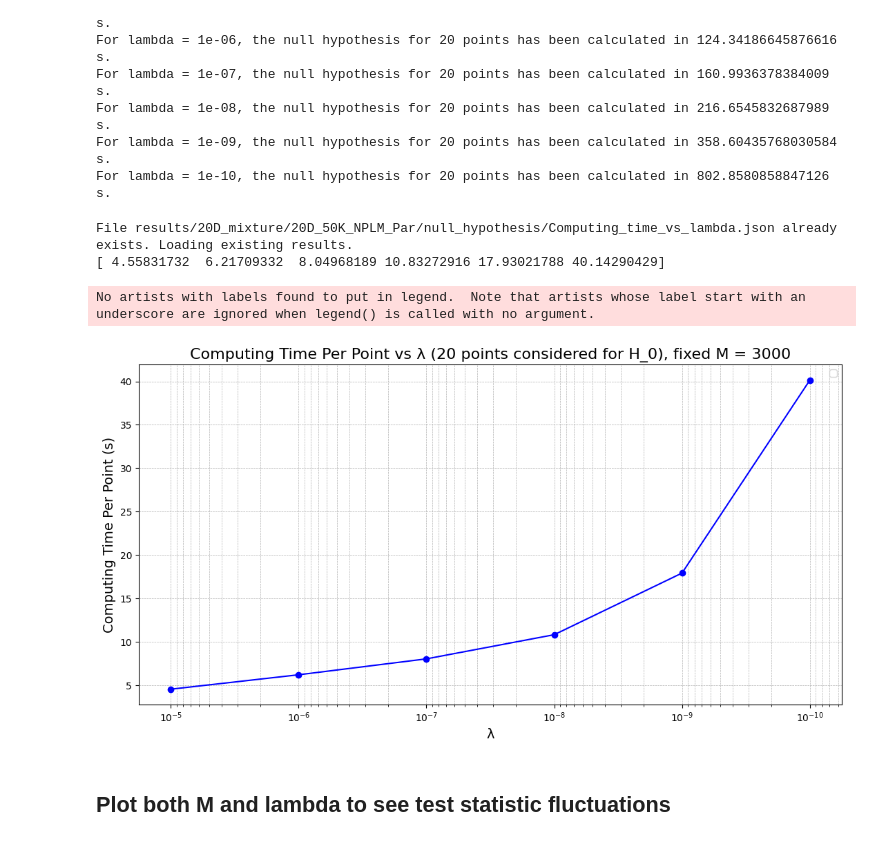
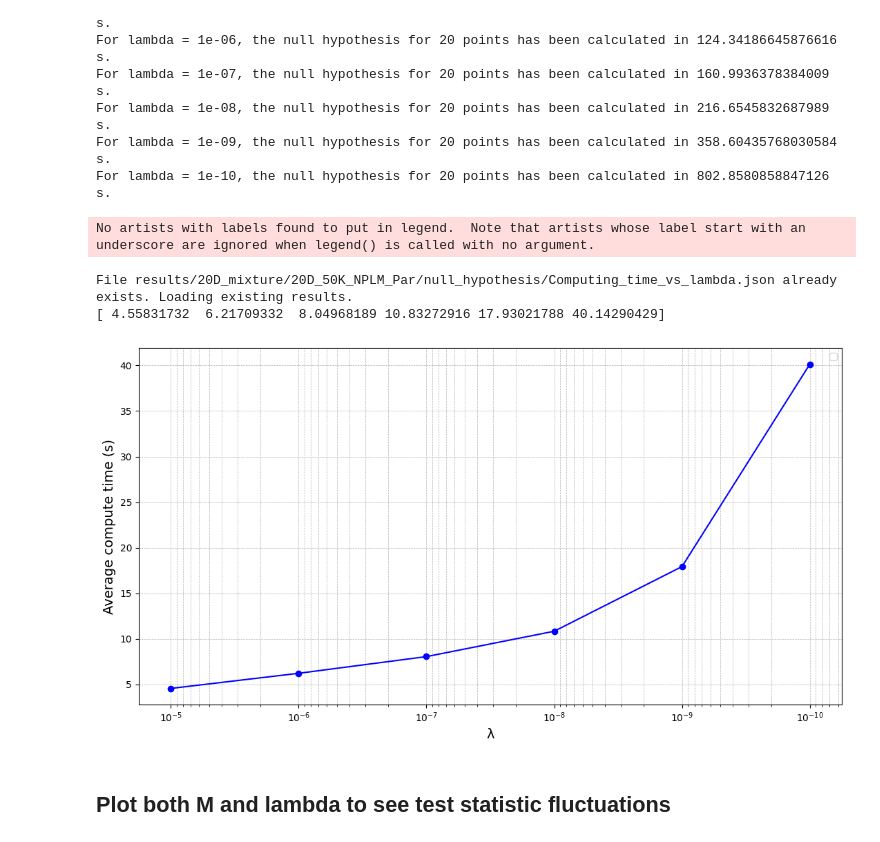
Before and after one commit to TwoSampleTests/NPLM_Parameters_Tuning, a Jupyter notebook: notebooks/Analysis_20D_mixture_50_NPLMPar.ipynb, the cells around one changed output. Drawn from its saved outputs; the diff is of its cells as text; code cells hidden in the pictures.

```diff
--- a/notebooks/Analysis_20D_mixture_50_NPLMPar.ipynb
+++ b/notebooks/Analysis_20D_mixture_50_NPLMPar.ipynb
@@ -5,7 +5,7 @@
 # %% [output]
 /leonardo_scratch/fast/INF25_pml4hep/sgrossi0/projects/TwoSampleTest/NPLM_Parameters_Tuning
 # %%
-visible_devices = [2]
+visible_devices = [0]
 from datetime import datetime
 print(datetime.now().strftime("%Y-%m-%d %H:%M:%S.%f")+":", "Importing os...")
 import os
@@ -327,39 +327,38 @@ if os.path.exists(file):
     print(f"File {file} already exists. Loading existing results.")
     with open(file, "r") as f:
         results = json.load(f)
     lam_list = [entry["lambda"] for entry in results]
     lam_list = np.array(lam_list)
     null_hp_times = [entry["computing_time"] for entry in results]
     null_hp_times = np.array(null_hp_times)
     metric_values = [entry["metric_list"] for entry in results]
     metric_values = np.array(metric_values)
 
 else:
     print("The files does not exists.")
 
 null_hp_times_per_point = null_hp_times/niter
 print(null_hp_times_per_point)
 
 plt.figure(figsize=(11, 6))
 plt.plot(lam_list, null_hp_times_per_point, marker='o', linestyle='-', color = 'b')
 
 plt.xscale('log')
 plt.xlabel("λ", fontsize=14)
-plt.ylabel("Computing Time Per Point (s)", fontsize=14)
-plt.title(f"Computing Time Per Point vs λ ({niter} points considered for H_0), fixed M = 3000", fontsize=16)
+plt.ylabel("Average compute time (s)", fontsize=14)
 plt.grid(True, which="both", linestyle="--", linewidth=0.5)
 plt.tight_layout()
 plt.legend()
 
 plt.gca().invert_xaxis()
 
 plt.savefig(null_hypotheses_dir+"Computing_time_vs_lambda.pdf", format="pdf")
 plt.show()
 # %% [output]
-File results/20D_mixture/20D_50K_NPLM_Par/null_hypothesis/Computing_time_vs_lambda.json already exists. Loading existing results.
-[ 4.55831732  6.21709332  8.04968189 10.83272916 17.93021788 40.14290429]
+No artists with labels found to put in legend.  Note that artists whose label start with an underscore are ignored when legend() is called with no argument.
-No artists with labels found to put in legend.  Note that artists whose label start with an underscore are ignored when legend() is called with no argument.
+File results/20D_mixture/20D_50K_NPLM_Par/null_hypothesis/Computing_time_vs_lambda.json already exists. Loading existing results.
+[ 4.55831732  6.21709332  8.04968189 10.83272916 17.93021788 40.14290429]
-[figure, old version]
+[figure, new version]
 # %% [markdown]
 ## Plot both M and lambda to see test statistic fluctuations
 # %%
```
Also changed, not shown: parts of 3 cells of this notebook, 15 other files.
